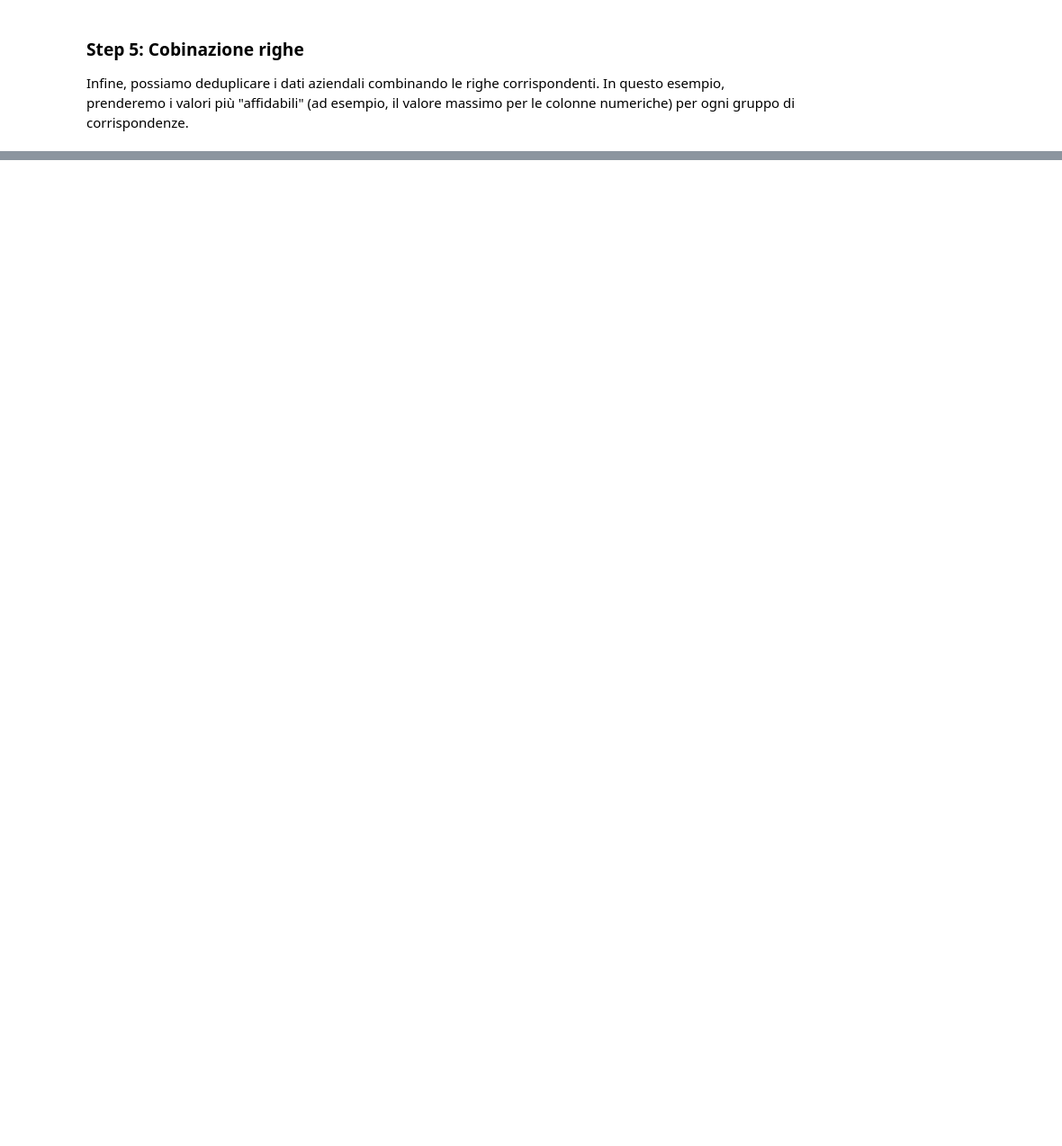
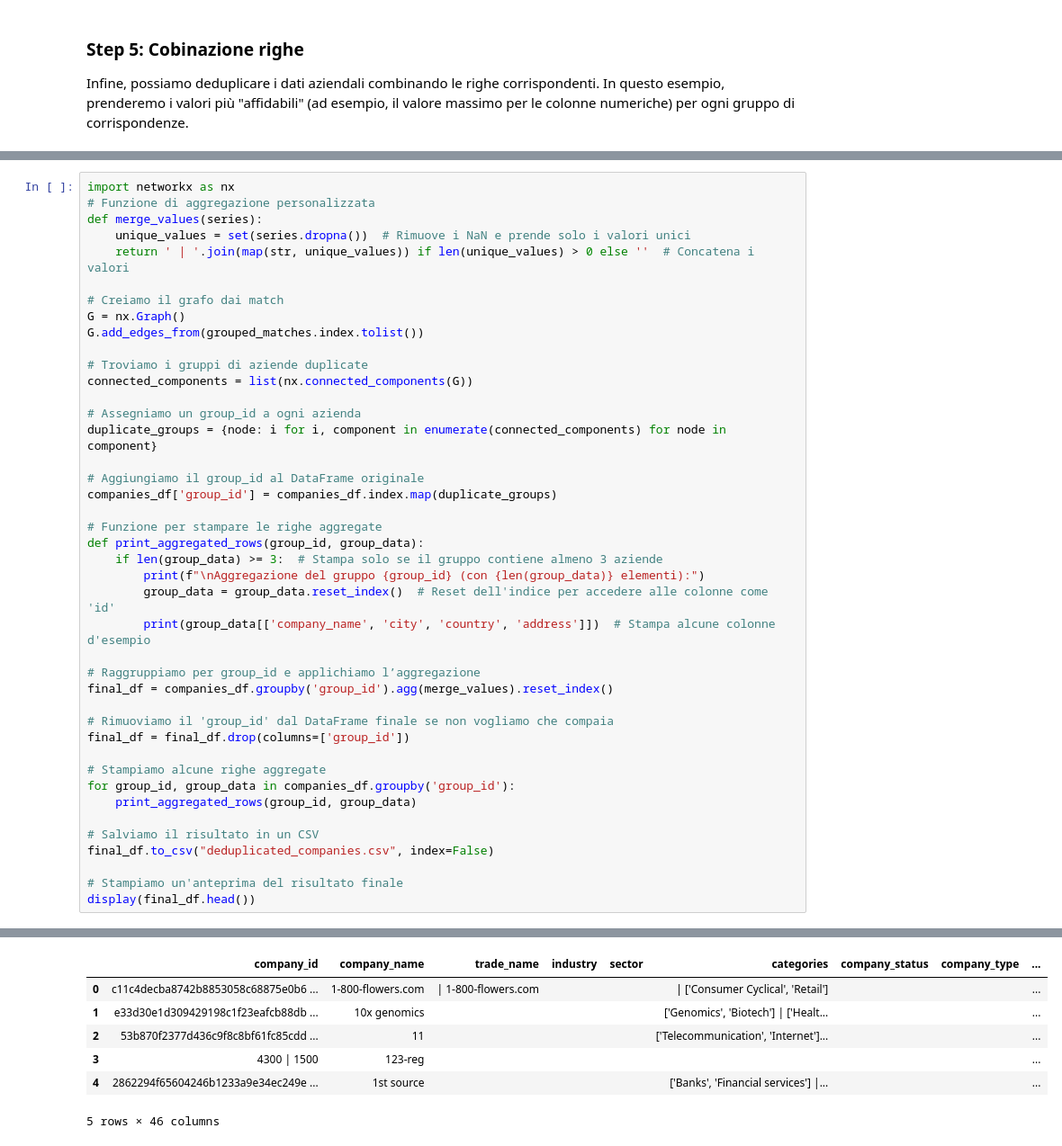
Before and after one commit to MatVitale6/IngegneriaDeiDatiProject, a Jupyter notebook: homework5/record_linkage/record_linkage.ipynb, the cells around one changed output, grey strips where cells are left out. Shown at 90% size. Cells and saved outputs as stored; diff of their text form; blank space fills up the shorter version.

```diff
--- a/homework5/record_linkage/record_linkage.ipynb
+++ b/homework5/record_linkage/record_linkage.ipynb
@@ -166,0 +181,43 @@ Se desideri ottimizzare ulteriormente i parametri o esplorare altre tecniche di
+# %%
+import networkx as nx
+# Funzione di aggregazione personalizzata
+def merge_values(series):
+    unique_values = set(series.dropna())  # Rimuove i NaN e prende solo i valori unici
+    return ' | '.join(map(str, unique_values)) if len(unique_values) > 0 else ''  # Concatena i valori
+
+# Creiamo il grafo dai match
+G = nx.Graph()
+G.add_edges_from(grouped_matches.index.tolist())
+
+# Troviamo i gruppi di aziende duplicate
+connected_components = list(nx.connected_components(G))
+
+# Assegniamo un group_id a ogni azienda
+duplicate_groups = {node: i for i, component in enumerate(connected_components) for node in component}
+
+# Aggiungiamo il group_id al DataFrame originale
+companies_df['group_id'] = companies_df.index.map(duplicate_groups)
+
+# Funzione per stampare le righe aggregate
+def print_aggregated_rows(group_id, group_data):
+    if len(group_data) >= 3:  # Stampa solo se il gruppo contiene almeno 3 aziende
+        print(f"\nAggregazione del gruppo {group_id} (con {len(group_data)} elementi):")
+        group_data = group_data.reset_index()  # Reset dell'indice per accedere alle colonne come 'id'
+        print(group_data[['company_name', 'city', 'country', 'address']])  # Stampa alcune colonne d'esempio
+
+# Raggruppiamo per group_id e applichiamo l’aggregazione
+final_df = companies_df.groupby('group_id').agg(merge_values).reset_index()
+
+# Rimuoviamo il 'group_id' dal DataFrame finale se non vogliamo che compaia
+final_df = final_df.drop(columns=['group_id'])
+
+# Stampiamo alcune righe aggregate
+for group_id, group_data in companies_df.groupby('group_id'):
+    print_aggregated_rows(group_id, group_data)
+
+# Salviamo il risultato in un CSV
+final_df.to_csv("deduplicated_companies.csv", index=False)
+
+# Stampiamo un'anteprima del risultato finale
+display(final_df.head())
+# %% [output]
@@ -166,0 +241,7 @@ Se desideri ottimizzare ulteriormente i parametri o esplorare altre tecniche di
+|  | company_id | company_name | trade_name | industry | sector | categories | company_status | company_type | ... |
+| 0 | c11c4decba8742b8853058c68875e0b6 ... | 1-800-flowers.com | | 1-800-flowers.com |  |  | | ['Consumer Cyclical', 'Retail'] |  |  | ... |
+| 1 | e33d30e1d309429198c1f23eafcb88db ... | 10x genomics |  |  |  | ['Genomics', 'Biotech'] | ['Healt... |  |  | ... |
+| 2 | 53b870f2377d436c9f8c8bf61fc85cdd ... | 11 |  |  |  | ['Telecommunication', 'Internet']... |  |  | ... |
+| 3 | 4300 | 1500 | 123-reg |  |  |  |  |  |  | ... |
+| 4 | 2862294f65604246b1233a9e34ec249e ... | 1st source |  |  |  | ['Banks', 'Financial services'] |... |  |  | ... |
+5 rows × 46 columns
```
Also changed, not shown: parts of 15 cells of this notebook, 1 other file.
